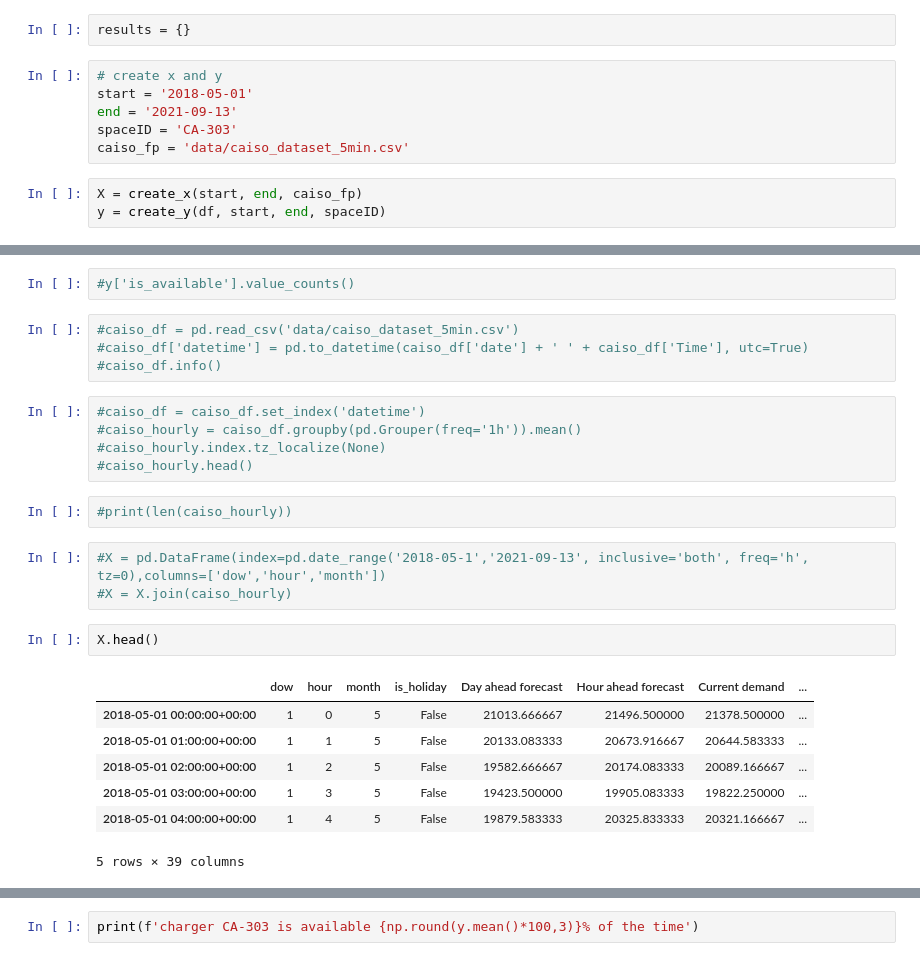
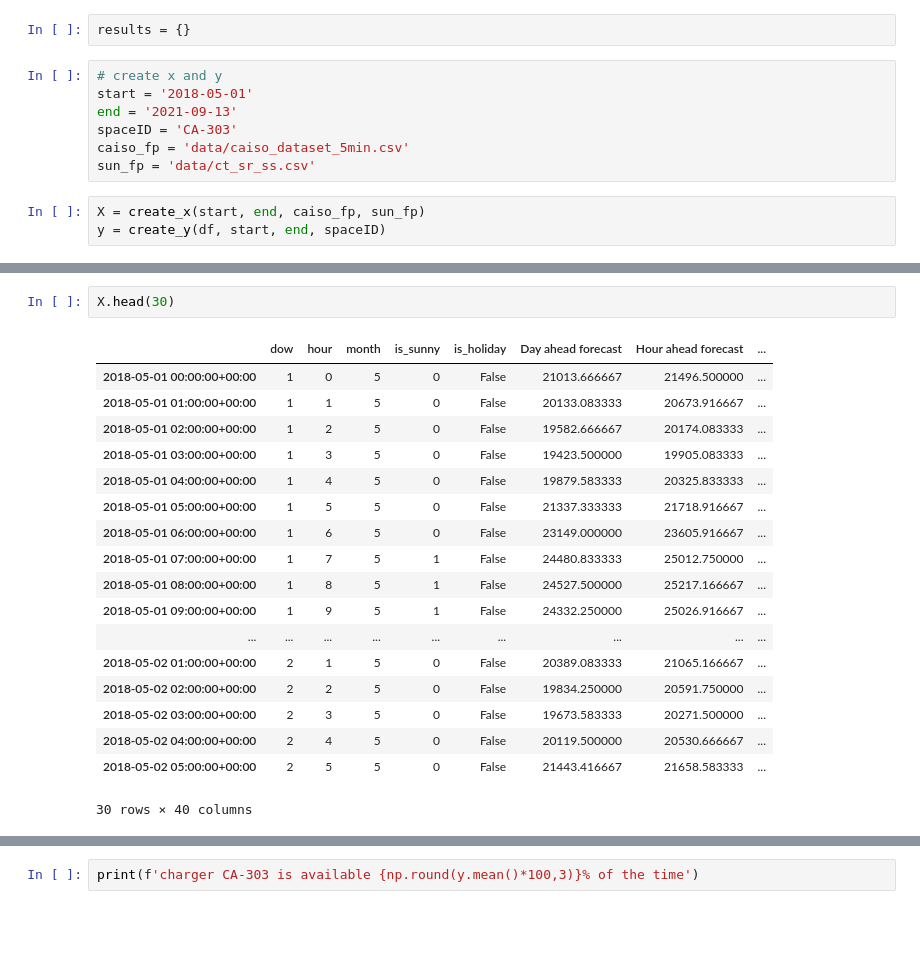
Before and after one commit to denny-lehman/ev_charging, a Jupyter notebook: models/transformer.ipynb, the cells around one changed output, grey strips where cells are left out. Cells and saved outputs as stored; diff of their text form; blank space fills up the shorter version.

```diff
--- a/models/transformer.ipynb
+++ b/models/transformer.ipynb
@@ -77,6 +80,7 @@ start = '2018-05-01'
 end = '2021-09-13'
 spaceID = 'CA-303'
 caiso_fp = 'data/caiso_dataset_5min.csv'
+sun_fp = 'data/ct_sr_ss.csv'
 # %%
-X = create_x(start, end, caiso_fp)
+X = create_x(start, end, caiso_fp, sun_fp)
 y = create_y(df, start, end, spaceID)
@@ -97,26 +87,21 @@ y = create_y(df, start, end, spaceID)
-# %%
-#y['is_available'].value_counts()
-# %%
-#caiso_df = pd.read_csv('data/caiso_dataset_5min.csv')
-#caiso_df['datetime'] = pd.to_datetime(caiso_df['date'] + ' ' + caiso_df['Time'], utc=True)
-#caiso_df.info()
-# %%
-#caiso_df = caiso_df.set_index('datetime')
-#caiso_hourly = caiso_df.groupby(pd.Grouper(freq='1h')).mean()
-#caiso_hourly.index.tz_localize(None)
-#caiso_hourly.head()
-# %%
-#print(len(caiso_hourly))
-# %%
-#X = pd.DataFrame(index=pd.date_range('2018-05-1','2021-09-13', inclusive='both', freq='h', tz=0),columns=['dow','hour','month'])
-#X = X.join(caiso_hourly)
 # %%
-X.head()
+X.head(30)
 # %% [output]
-|  | dow | hour | month | is_holiday | Day ahead forecast | Hour ahead forecast | Current demand | ... |
-| 2018-05-01 00:00:00+00:00 | 1 | 0 | 5 | False | 21013.666667 | 21496.500000 | 21378.500000 | ... |
-| 2018-05-01 01:00:00+00:00 | 1 | 1 | 5 | False | 20133.083333 | 20673.916667 | 20644.583333 | ... |
-| 2018-05-01 02:00:00+00:00 | 1 | 2 | 5 | False | 19582.666667 | 20174.083333 | 20089.166667 | ... |
-| 2018-05-01 03:00:00+00:00 | 1 | 3 | 5 | False | 19423.500000 | 19905.083333 | 19822.250000 | ... |
-| 2018-05-01 04:00:00+00:00 | 1 | 4 | 5 | False | 19879.583333 | 20325.833333 | 20321.166667 | ... |
+|  | dow | hour | month | is_sunny | is_holiday | Day ahead forecast | Hour ahead forecast | ... |
+| 2018-05-01 00:00:00+00:00 | 1 | 0 | 5 | 0 | False | 21013.666667 | 21496.500000 | ... |
+| 2018-05-01 01:00:00+00:00 | 1 | 1 | 5 | 0 | False | 20133.083333 | 20673.916667 | ... |
+| 2018-05-01 02:00:00+00:00 | 1 | 2 | 5 | 0 | False | 19582.666667 | 20174.083333 | ... |
+| 2018-05-01 03:00:00+00:00 | 1 | 3 | 5 | 0 | False | 19423.500000 | 19905.083333 | ... |
+| 2018-05-01 04:00:00+00:00 | 1 | 4 | 5 | 0 | False | 19879.583333 | 20325.833333 | ... |
+| 2018-05-01 05:00:00+00:00 | 1 | 5 | 5 | 0 | False | 21337.333333 | 21718.916667 | ... |
+| 2018-05-01 06:00:00+00:00 | 1 | 6 | 5 | 0 | False | 23149.000000 | 23605.916667 | ... |
+| 2018-05-01 07:00:00+00:00 | 1 | 7 | 5 | 1 | False | 24480.833333 | 25012.750000 | ... |
+| 2018-05-01 08:00:00+00:00 | 1 | 8 | 5 | 1 | False | 24527.500000 | 25217.166667 | ... |
+| 2018-05-01 09:00:00+00:00 | 1 | 9 | 5 | 1 | False | 24332.250000 | 25026.916667 | ... |
+| ... | ... | ... | ... | ... | ... | ... | ... | ... |
+| 2018-05-02 01:00:00+00:00 | 2 | 1 | 5 | 0 | False | 20389.083333 | 21065.166667 | ... |
+| 2018-05-02 02:00:00+00:00 | 2 | 2 | 5 | 0 | False | 19834.250000 | 20591.750000 | ... |
+| 2018-05-02 03:00:00+00:00 | 2 | 3 | 5 | 0 | False | 19673.583333 | 20271.500000 | ... |
+| 2018-05-02 04:00:00+00:00 | 2 | 4 | 5 | 0 | False | 20119.500000 | 20530.666667 | ... |
+| 2018-05-02 05:00:00+00:00 | 2 | 5 | 5 | 0 | False | 21443.416667 | 21658.583333 | ... |
-5 rows × 39 columns
+30 rows × 40 columns
```
Also changed, not shown: parts of 12 cells of this notebook, 7 other files.
